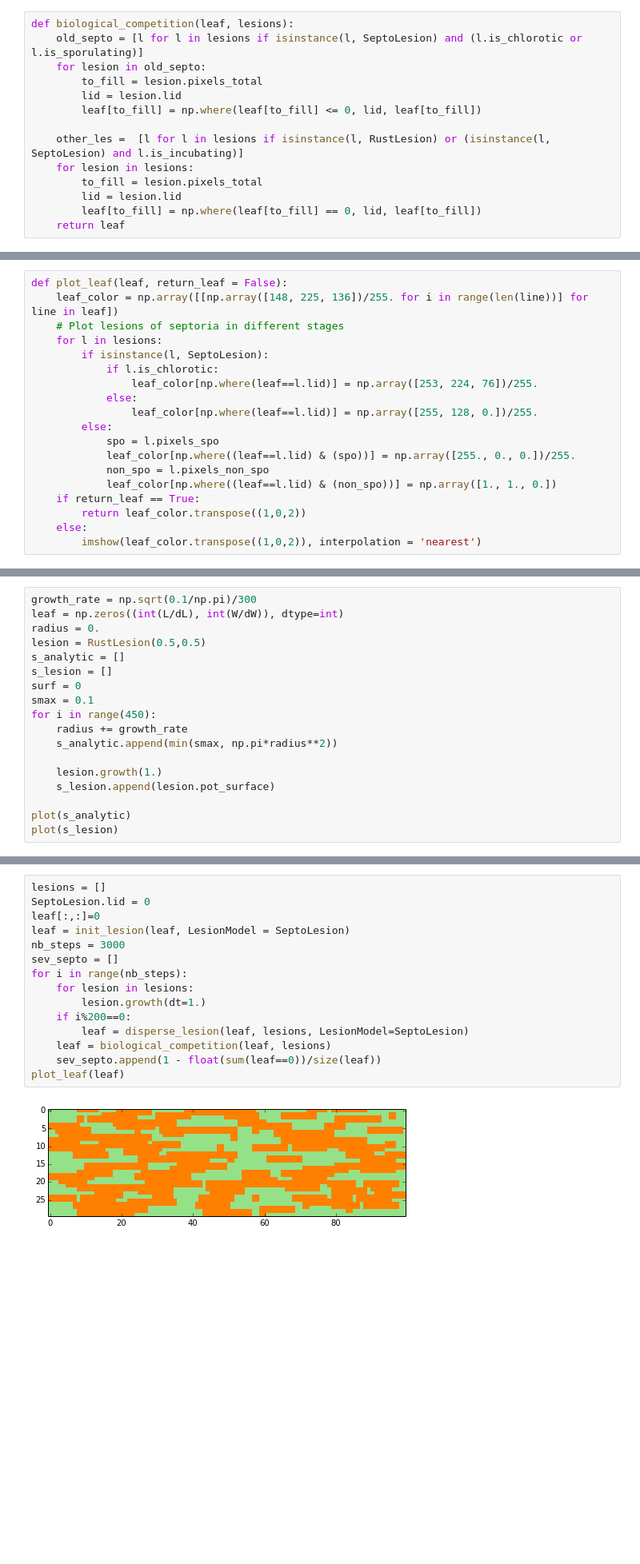
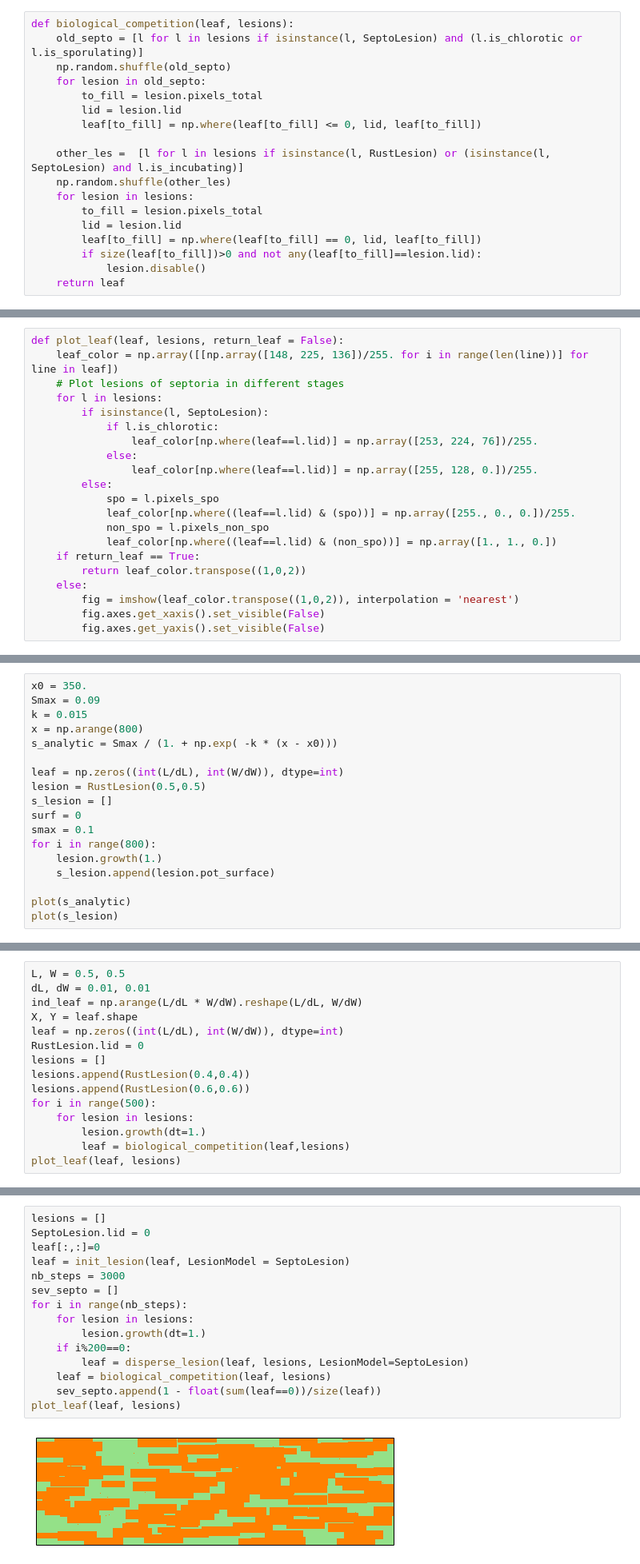
Before and after one commit to openalea-incubator/alep, a Jupyter notebook: alep/example/septo_rust_competition_leaf.ipynb, the cells around one changed output, grey strips where cells are left out. Shown at 80% size. Saved outputs shown, nothing was run; the diff lists cells and outputs as text; blank space fills up the shorter version.

Commit message:
Examples for rust model
git-svn-id: https://scm.gforge.inria.fr/authscm/pradal/svn/openaleapkg/trunk@5382 0978ab36-7443-0410-8248-c2aa344a765a

```diff
--- a/alep/example/septo_rust_competition_leaf.ipynb
+++ b/alep/example/septo_rust_competition_leaf.ipynb
@@ -234,16 +246,20 @@ def simple_competition(leaf, lesions):
 # %%
 def biological_competition(leaf, lesions):
     old_septo = [l for l in lesions if isinstance(l, SeptoLesion) and (l.is_chlorotic or l.is_sporulating)]
+    np.random.shuffle(old_septo)
     for lesion in old_septo:
         to_fill = lesion.pixels_total
         lid = lesion.lid
         leaf[to_fill] = np.where(leaf[to_fill] <= 0, lid, leaf[to_fill])
 
     other_les =  [l for l in lesions if isinstance(l, RustLesion) or (isinstance(l, SeptoLesion) and l.is_incubating)]
+    np.random.shuffle(other_les)
     for lesion in lesions:
         to_fill = lesion.pixels_total
         lid = lesion.lid
         leaf[to_fill] = np.where(leaf[to_fill] == 0, lid, leaf[to_fill])
+        if size(leaf[to_fill])>0 and not any(leaf[to_fill]==lesion.lid):
+            lesion.disable()
     return leaf
 # %% [markdown]
 * Initialization/emergence model: new lesions emerge with a random distribution. New lesions can only emerge on a free space. Model parameters:
@@ -280,7 +296,7 @@ def disperse_lesion(leaf, lesions, LesionModel = SeptoLesion, competition_model
 # %% [markdown]
 * Plot the leaf with different colors for different types of lesions
 # %%
-def plot_leaf(leaf, return_leaf = False):
+def plot_leaf(leaf, lesions, return_leaf = False):
     leaf_color = np.array([[np.array([148, 225, 136])/255. for i in range(len(line))] for line in leaf])
     # Plot lesions of septoria in different stages
     for l in lesions:
@@ -297,7 +313,9 @@ def plot_leaf(leaf, return_leaf = False):
     if return_leaf == True:
         return leaf_color.transpose((1,0,2))
     else:
-        imshow(leaf_color.transpose((1,0,2)), interpolation = 'nearest')
+        fig = imshow(leaf_color.transpose((1,0,2)), interpolation = 'nearest')
+        fig.axes.get_xaxis().set_visible(False)
+        fig.axes.get_yaxis().set_visible(False)
 # %% [markdown]
 ## Test the growth curve of single lesions
 # %% [markdown]
@@ -326,16 +415,16 @@ plot(s_lesion)
 # %%
-growth_rate = np.sqrt(0.1/np.pi)/300
+x0 = 350.
+Smax = 0.09
+k = 0.015
+x = np.arange(800)
+s_analytic = Smax / (1. + np.exp( -k * (x - x0)))
+
 leaf = np.zeros((int(L/dL), int(W/dW)), dtype=int)
-radius = 0.
 lesion = RustLesion(0.5,0.5)
-s_analytic = []
 s_lesion = []
 surf = 0
 smax = 0.1
-for i in range(450):
-    radius += growth_rate
-    s_analytic.append(min(smax, np.pi*radius**2))
-
+for i in range(800):
     lesion.growth(1.)
     s_lesion.append(lesion.pot_surface)
 
@@ -346,0 +436,15 @@ plot(s_lesion)
+# %%
+L, W = 0.5, 0.5
+dL, dW = 0.01, 0.01
+ind_leaf = np.arange(L/dL * W/dW).reshape(L/dL, W/dW)
+X, Y = leaf.shape
+leaf = np.zeros((int(L/dL), int(W/dW)), dtype=int)
+RustLesion.lid = 0
+lesions = []
+lesions.append(RustLesion(0.4,0.4))
+lesions.append(RustLesion(0.6,0.6))
+for i in range(500):
+    for lesion in lesions:
+        lesion.growth(dt=1.)
+        leaf = biological_competition(leaf,lesions)
+plot_leaf(leaf, lesions)
@@ -351,20 +457,20 @@ plot(s_lesion)
 # %%
 lesions = []
 SeptoLesion.lid = 0
 leaf[:,:]=0
 leaf = init_lesion(leaf, LesionModel = SeptoLesion)
 nb_steps = 3000
 sev_septo = []
 for i in range(nb_steps):
     for lesion in lesions:
         lesion.growth(dt=1.)
     if i%200==0:
         leaf = disperse_lesion(leaf, lesions, LesionModel=SeptoLesion)
     leaf = biological_competition(leaf, lesions)
     sev_septo.append(1 - float(sum(leaf==0))/size(leaf))
-plot_leaf(leaf)
+plot_leaf(leaf, lesions)
 # %% [output]
-[figure, old version]
+[figure, new version]
 # %%
 plot(sev_septo)
 # %% [output]
```
Also changed, not shown: parts of 35 cells of this notebook, 5 other files.
